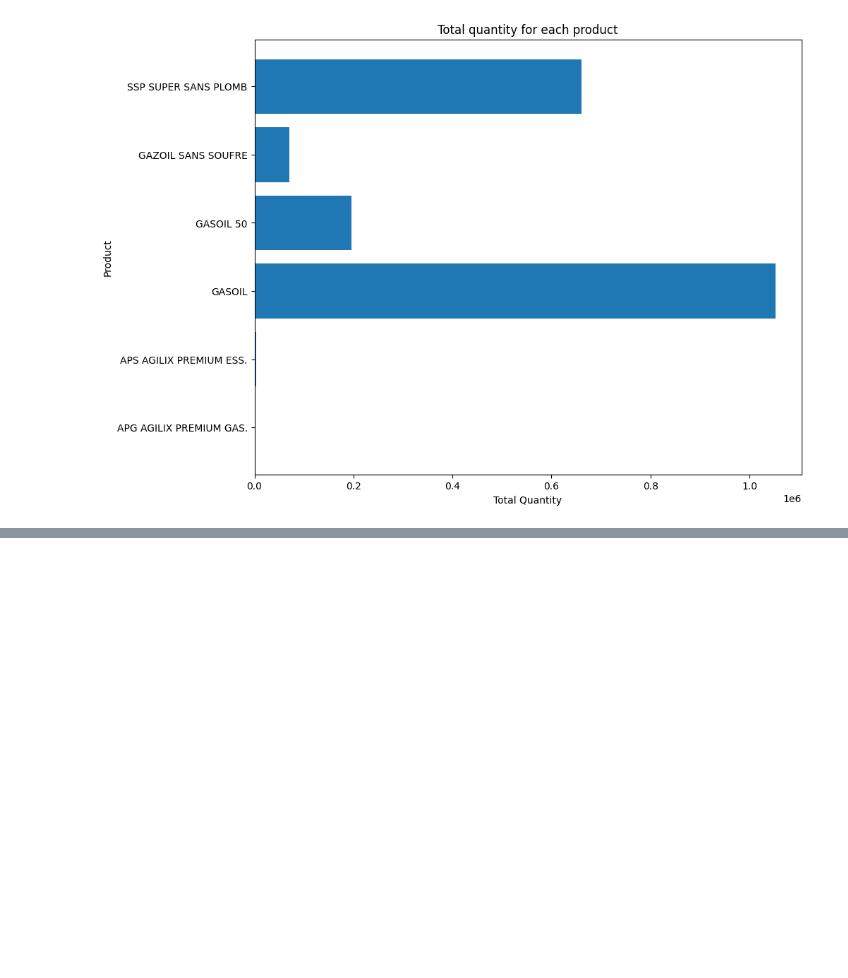
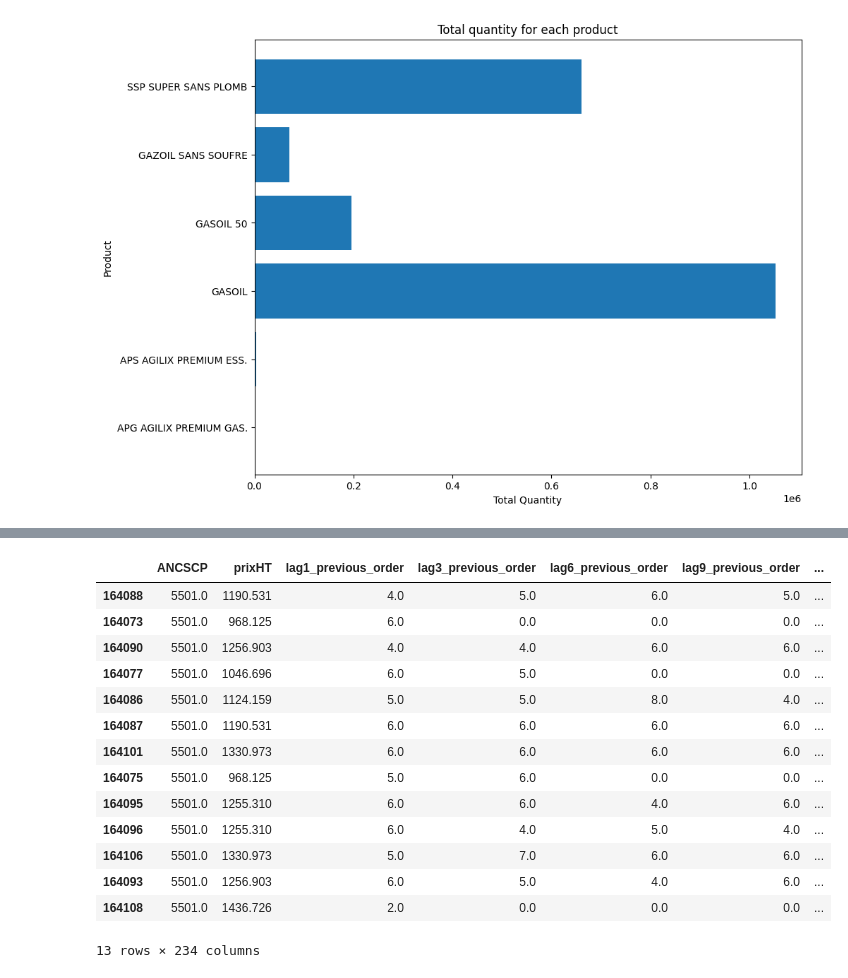
Before and after one commit to MedAzizBouzid/AGIL-ENERGY-Forecast-system, a Jupyter notebook: notebooks/vente_car.ipynb, the cells around one changed output, grey strips where cells are left out. Cells and saved outputs as stored; diff of their text form; code cells hidden in the pictures; blank space fills up the shorter version.

```diff
--- a/notebooks/vente_car.ipynb
+++ b/notebooks/vente_car.ipynb
@@ -291,0 +745,7 @@ plt.show()
+# %%
+df_combined_combined = pd.concat([X_inverted_test, df_target_test], axis=1)
+df_combined['Date'] = df_combined['Year'].astype(str) + '-' + df_combined['Month'].astype(str).str.zfill(2) + '-' + df_combined['Day'].astype(str).str.zfill(2)
+
+# Alternatively, use the to_datetime() method
+df_combined['Date'] = pd.to_datetime(df_combined[['Year', 'Month', 'Day']])
+df_combined
@@ -291,0 +782,25 @@ plt.show()
+# %%
+import plotly.express as px
+import plotly.graph_objects as go
+
+
+
+df_STE_DE_GESTION = df_combined[df_combined['ANCSCP'] == 5501.0]
+
+df_STE_DE_GESTION
+# %% [output]
+|  | ANCSCP | prixHT | lag1_previous_order | lag3_previous_order | lag6_previous_order | lag9_previous_order | ... |
+| 164088 | 5501.0 | 1190.531 | 4.0 | 5.0 | 6.0 | 5.0 | ... |
+| 164073 | 5501.0 | 968.125 | 6.0 | 0.0 | 0.0 | 0.0 | ... |
+| 164090 | 5501.0 | 1256.903 | 4.0 | 4.0 | 6.0 | 6.0 | ... |
+| 164077 | 5501.0 | 1046.696 | 6.0 | 5.0 | 0.0 | 0.0 | ... |
+| 164086 | 5501.0 | 1124.159 | 5.0 | 5.0 | 8.0 | 4.0 | ... |
+| 164087 | 5501.0 | 1190.531 | 6.0 | 6.0 | 6.0 | 6.0 | ... |
+| 164101 | 5501.0 | 1330.973 | 6.0 | 6.0 | 6.0 | 6.0 | ... |
+| 164075 | 5501.0 | 968.125 | 5.0 | 6.0 | 0.0 | 0.0 | ... |
+| 164095 | 5501.0 | 1255.310 | 6.0 | 6.0 | 4.0 | 6.0 | ... |
+| 164096 | 5501.0 | 1255.310 | 6.0 | 4.0 | 5.0 | 4.0 | ... |
+| 164106 | 5501.0 | 1330.973 | 5.0 | 7.0 | 6.0 | 6.0 | ... |
+| 164093 | 5501.0 | 1256.903 | 6.0 | 5.0 | 4.0 | 6.0 | ... |
+| 164108 | 5501.0 | 1436.726 | 2.0 | 0.0 | 0.0 | 0.0 | ... |
+13 rows × 234 columns
```
Also changed, not shown: parts of 63 cells of this notebook, 4 other files.
